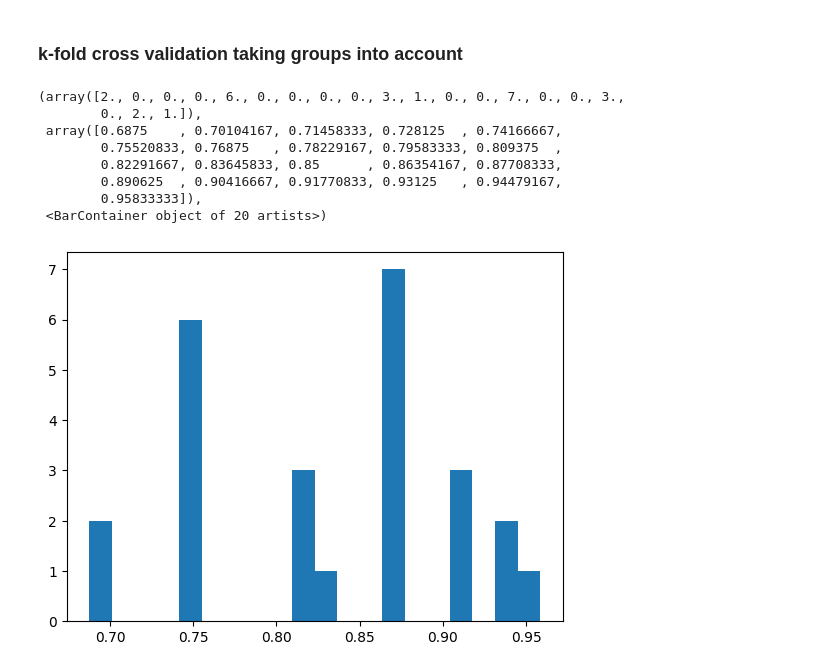
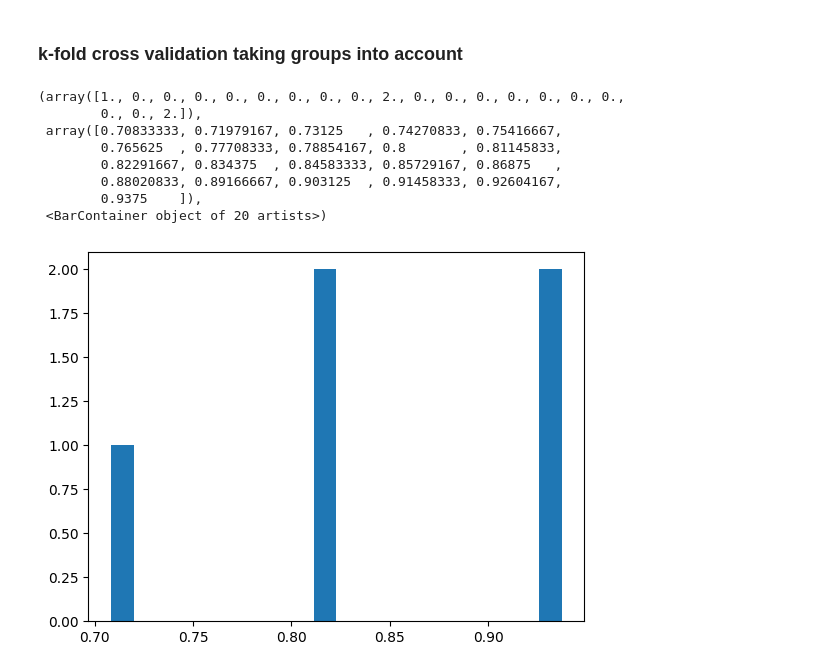
Before and after one commit to Falk0/AIA, a Jupyter notebook: PrimSec_Classification_Studium.ipynb, the cells around one changed output. Cells and saved outputs as stored; diff of their text form; code cells hidden in the pictures.

Commit message:
remove shuffle, doesnt work

```diff
--- a/PrimSec_Classification_Studium.ipynb
+++ b/PrimSec_Classification_Studium.ipynb
@@ -236,7 +236,7 @@ secondary = []
 groups = []
 for name in df:
        groups.append(name[:3])
-       if ((name[4]=='0') == b):
+       if name[4]=='0':
                primary.append(name)
        else:
                secondary.append(name)
@@ -249,82 +249,69 @@ Y = np.array([1] * len(primary) + [0] * len(secondary))
 # Number of folds
 k = 5
 
-
-# Number of random shuffles
-n_shuffles = 5
-
-
 # List to store metrics for each fold
 accuracies = []
 precisions = []
 recalls = []
 f1_scores = []
 
 
 # Create the model
 model = LogisticRegression()
 
 
-
-
 # Create k-fold cross-validation object
 gkf = GroupKFold(n_splits=k)  # Splits the data into 5 folds
 
 
+for train_index, test_index in gkf.split(X, Y, groups):     # Split data into training and test sets
+        X_train, X_test = X[train_index], X[test_index]
+        y_train, y_test = Y[train_index], Y[test_index]
+
+        X_train_data = []
+        X_test_data = []
 
 
-for i in range(n_shuffles):
-   # Perform k-fold cross validation
-       X_shuffled, y_shuffled, groups_shuffled = shuffle(X, Y, groups, random_state=i)
-       for train_index, test_index in gkf.split(X_shuffled, y_shuffled, groups_shuffled):     # Split data into training and test sets
-               X_train, X_test = X[train_index], X[test_index]
-               y_train, y_test = Y[train_index], Y[test_index]
+        for name in X_train:
+                x = np.std([i-j for i, j in zip(df[name]['dist2'][sd:ed], df[name]['dist2_filtered'][sd:ed])])
+                y = np.std([i-j for i, j in zip(df[name]['dist2'][sa:ea], df[name]['dist2_filtered2'][sa:ea])])
+                X_train_data.append([x, y])
 
-
-               X_train_data = []
-               X_test_data = []
-
-
-               for name in X_train:
-                       x = np.std([i-j for i, j in zip(df[name]['dist2'][sd:ed], df[name]['dist2_filtered'][sd:ed])])
-                       y = np.std([i-j for i, j in zip(df[name]['dist2'][sa:ea], df[name]['dist2_filtered2'][sa:ea])])
-                       X_train_data.append([x, y])
-
-               for name in X_test:
-                       x = np.std([i-j for i, j in zip(df[name]['dist2'][sd:ed], df[name]['dist2_filtered'][sd:ed])])
-                       y = np.std([i-j for i, j in zip(df[name]['dist2'][sa:ea], df[name]['dist2_filtered2'][sa:ea])])
-                       X_test_data.append([x, y])
+        for name in X_test:
+                x = np.std([i-j for i, j in zip(df[name]['dist2'][sd:ed], df[name]['dist2_filtered'][sd:ed])])
+                y = np.std([i-j for i, j in zip(df[name]['dist2'][sa:ea], df[name]['dist2_filtered2'][sa:ea])])
+                X_test_data.append([x, y])
 
 
 
-               # Fit the model
-               model.fit(X_train_data, y_train)
+        # Fit the model
+        model.fit(X_train_data, y_train)
 
 
-               # Predict on the test set
-               y_pred = model.predict(X_test_data)
-               y_pred_prob = model.predict_proba(X_test_data)
+        # Predict on the test set
+        y_pred = model.predict(X_test_data)
+        y_pred_prob = model.predict_proba(X_test_data)
 
 
-               # Calculate and store the results
-               accuracies.append(accuracy_score(y_test, y_pred))
-               precisions.append(precision_score(y_test, y_pred))
-               recalls.append(recall_score(y_test, y_pred))
-               f1_scores.append(f1_score(y_test, y_pred))
+        # Calculate and store the results
+        accuracies.append(accuracy_score(y_test, y_pred))
+        precisions.append(precision_score(y_test, y_pred))
+        recalls.append(recall_score(y_test, y_pred))
+        f1_scores.append(f1_score(y_test, y_pred))
 
 
 
 plt.hist(accuracies, bins=20)
 # %% [output]
-(array([2., 0., 0., 0., 6., 0., 0., 0., 0., 3., 1., 0., 0., 7., 0., 0., 3.,
-        0., 2., 1.]),
- array([0.6875    , 0.70104167, 0.71458333, 0.728125  , 0.74166667,
-        0.75520833, 0.76875   , 0.78229167, 0.79583333, 0.809375  ,
-        0.82291667, 0.83645833, 0.85      , 0.86354167, 0.87708333,
-        0.890625  , 0.90416667, 0.91770833, 0.93125   , 0.94479167,
-        0.95833333]),
+(array([1., 0., 0., 0., 0., 0., 0., 0., 0., 2., 0., 0., 0., 0., 0., 0., 0.,
+        0., 0., 2.]),
+ array([0.70833333, 0.71979167, 0.73125   , 0.74270833, 0.75416667,
+        0.765625  , 0.77708333, 0.78854167, 0.8       , 0.81145833,
+        0.82291667, 0.834375  , 0.84583333, 0.85729167, 0.86875   ,
+        0.88020833, 0.89166667, 0.903125  , 0.91458333, 0.92604167,
+        0.9375    ]),
  <BarContainer object of 20 artists>)
-[figure, old version]
+[figure, new version]
 # %%
 print('accuracies   mean: ', round(np.mean(accuracies), 4), ';  std:  ', np.std(accuracies))
 print('precisions   mean: ', round(np.mean(precisions), 4), ';  std:  ', np.std(precisions))
```
Also changed, not shown: parts of 2 cells of this notebook, 1 other file.
